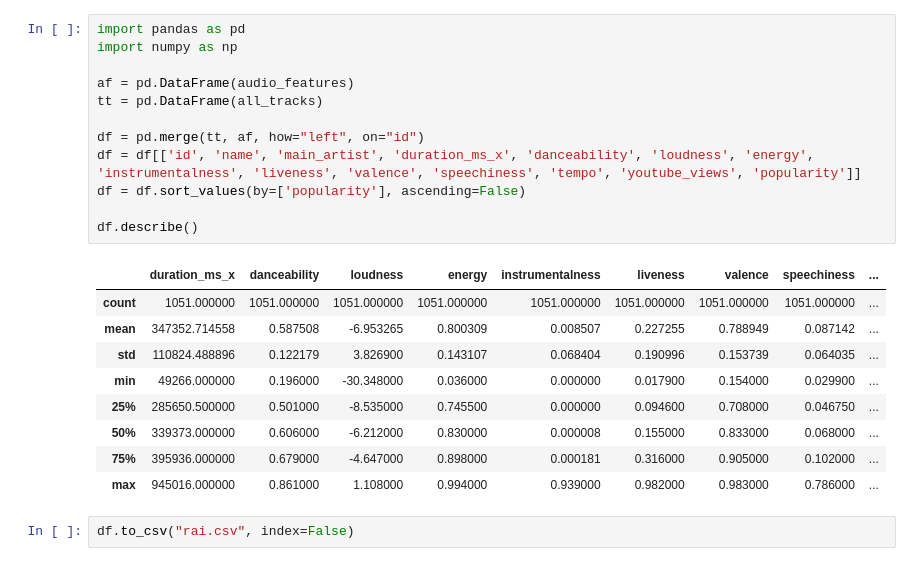
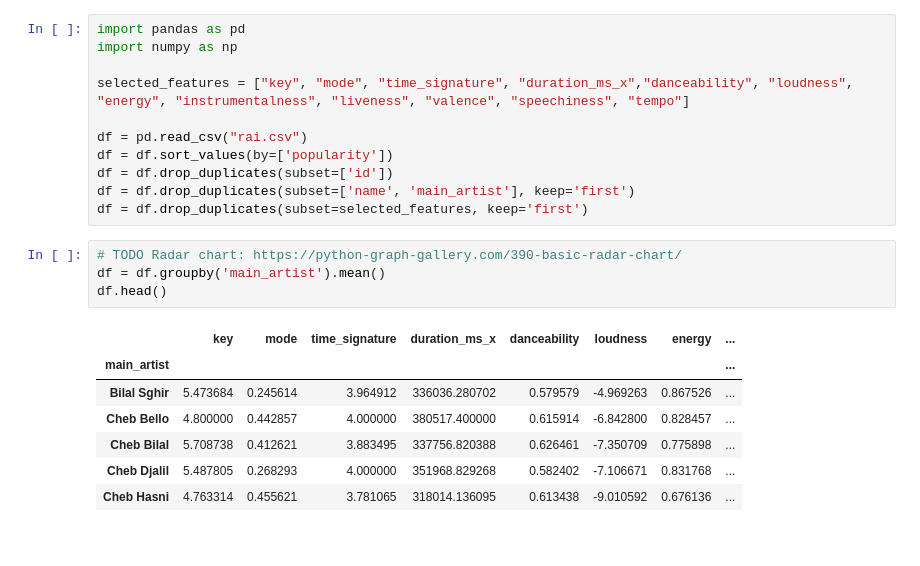
Before and after one commit to BelkacemB/rai-data-exploration, a Jupyter notebook: rai-data-exploration.ipynb, the cells around one changed output. Saved outputs shown, nothing was run; the diff lists cells and outputs as text.

```diff
--- a/rai-data-exploration.ipynb
+++ b/rai-data-exploration.ipynb
@@ -73,24 +2,23 @@ for track_ids_chunk in chunked_iterable(tracks_ids, 99):
 import pandas as pd
 import numpy as np
 
-af = pd.DataFrame(audio_features)
-tt = pd.DataFrame(all_tracks)
+selected_features = ["key", "mode", "time_signature", "duration_ms_x","danceability", "loudness", "energy", "instrumentalness", "liveness", "valence", "speechiness", "tempo"]
 
-df = pd.merge(tt, af, how="left", on="id")
-df = df[['id', 'name', 'main_artist', 'duration_ms_x', 'danceability', 'loudness', 'energy', 'instrumentalness', 'liveness', 'valence', 'speechiness', 'tempo', 'youtube_views', 'popularity']]
-df = df.sort_values(by=['popularity'], ascending=False)
-
-df.describe()
+df = pd.read_csv("rai.csv")
+df = df.sort_values(by=['popularity'])
+df = df.drop_duplicates(subset=['id'])
+df = df.drop_duplicates(subset=['name', 'main_artist'], keep='first')
+df = df.drop_duplicates(subset=selected_features, keep='first')
-# %% [output]
-|  | duration_ms_x | danceability | loudness | energy | instrumentalness | liveness | valence | speechiness | ... |
-| count | 1051.000000 | 1051.000000 | 1051.000000 | 1051.000000 | 1051.000000 | 1051.000000 | 1051.000000 | 1051.000000 | ... |
-| mean | 347352.714558 | 0.587508 | -6.953265 | 0.800309 | 0.008507 | 0.227255 | 0.788949 | 0.087142 | ... |
-| std | 110824.488896 | 0.122179 | 3.826900 | 0.143107 | 0.068404 | 0.190996 | 0.153739 | 0.064035 | ... |
-| min | 49266.000000 | 0.196000 | -30.348000 | 0.036000 | 0.000000 | 0.017900 | 0.154000 | 0.029900 | ... |
-| 25% | 285650.500000 | 0.501000 | -8.535000 | 0.745500 | 0.000000 | 0.094600 | 0.708000 | 0.046750 | ... |
-| 50% | 339373.000000 | 0.606000 | -6.212000 | 0.830000 | 0.000008 | 0.155000 | 0.833000 | 0.068000 | ... |
-| 75% | 395936.000000 | 0.679000 | -4.647000 | 0.898000 | 0.000181 | 0.316000 | 0.905000 | 0.102000 | ... |
-| max | 945016.000000 | 0.861000 | 1.108000 | 0.994000 | 0.939000 | 0.982000 | 0.983000 | 0.786000 | ... |
-# %%
-df.to_csv("rai.csv", index=False)
+# %%
+# TODO Radar chart: https://python-graph-gallery.com/390-basic-radar-chart/
+df = df.groupby('main_artist').mean()
+df.head()
+# %% [output]
+|  | key | mode | time_signature | duration_ms_x | danceability | loudness | energy | ... |
+| main_artist |  |  |  |  |  |  |  | ... |
+| Bilal Sghir | 5.473684 | 0.245614 | 3.964912 | 336036.280702 | 0.579579 | -4.969263 | 0.867526 | ... |
+| Cheb Bello | 4.800000 | 0.442857 | 4.000000 | 380517.400000 | 0.615914 | -6.842800 | 0.828457 | ... |
+| Cheb Bilal | 5.708738 | 0.412621 | 3.883495 | 337756.820388 | 0.626461 | -7.350709 | 0.775898 | ... |
+| Cheb Djalil | 5.487805 | 0.268293 | 4.000000 | 351968.829268 | 0.582402 | -7.106671 | 0.831768 | ... |
+| Cheb Hasni | 4.763314 | 0.455621 | 3.781065 | 318014.136095 | 0.613438 | -9.010592 | 0.676136 | ... |
 # %% [markdown]
```
Also changed, not shown: parts of 3 cells of this notebook, 10 other files.
